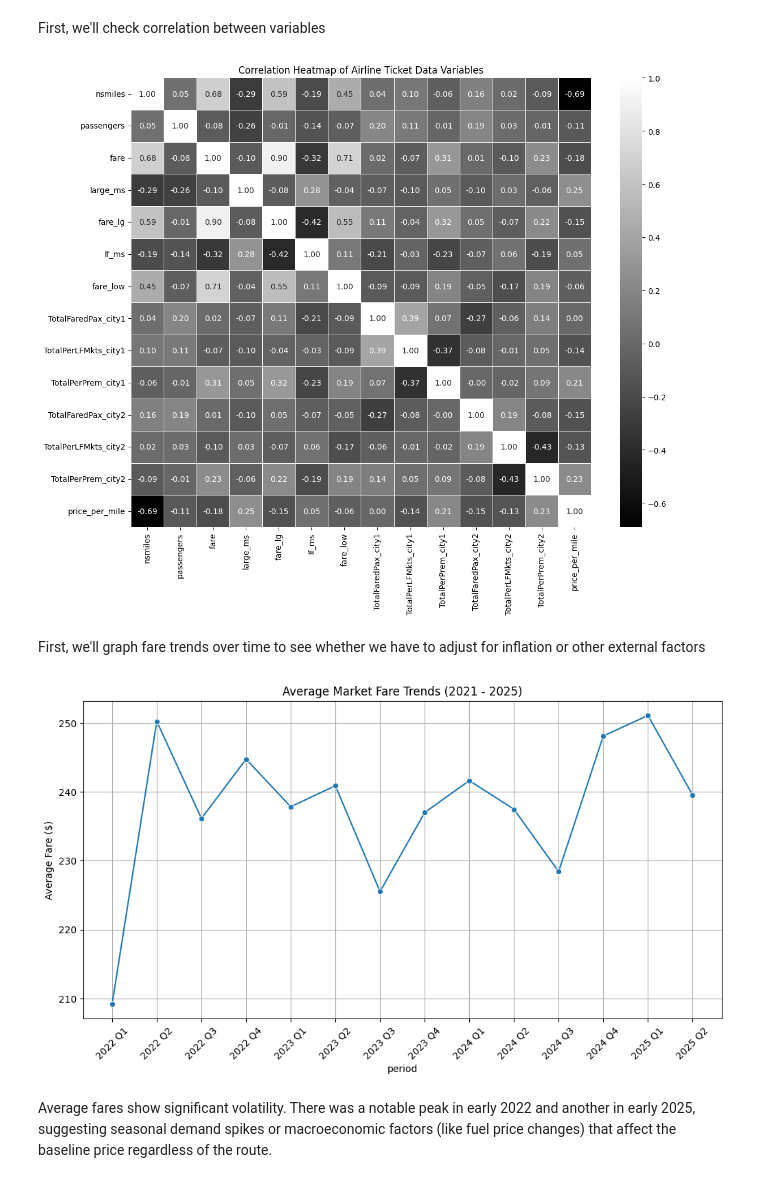
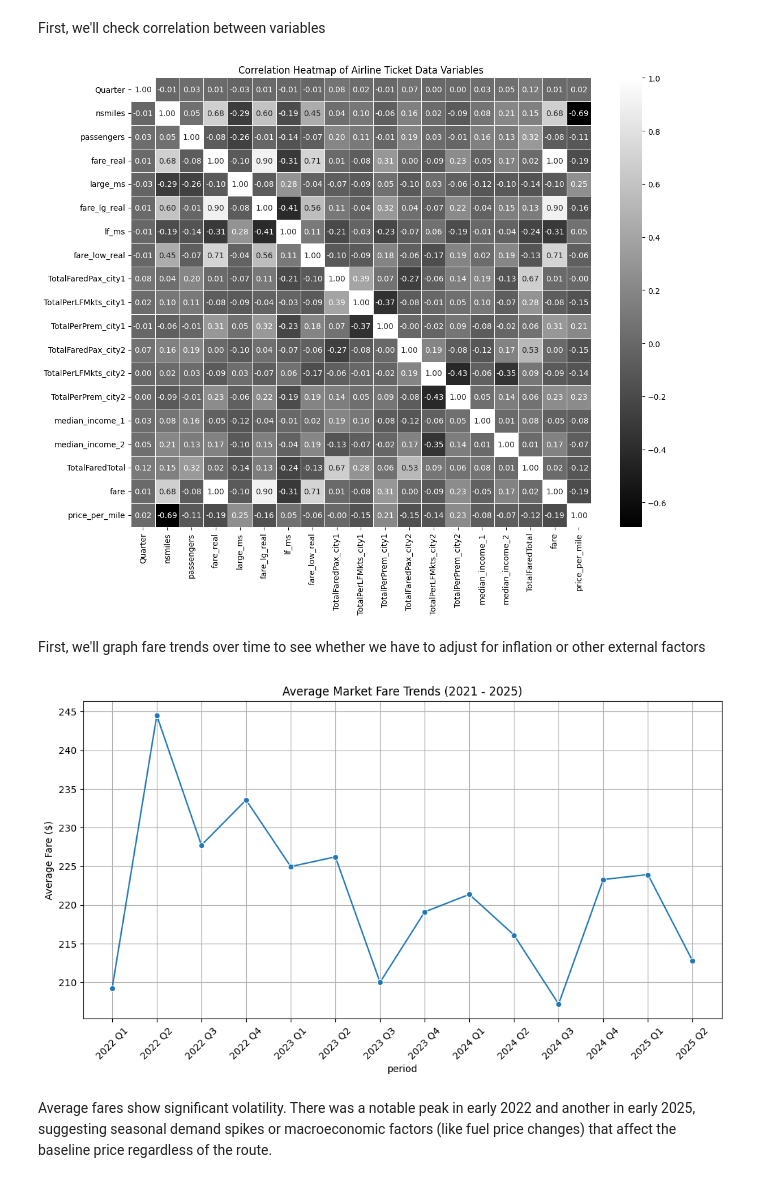
Before and after one commit to Gandalfthegloom/sdss_2026, a Jupyter notebook: scripts/01_EDA.ipynb, the cells around one changed output. Saved outputs shown, nothing was run; the diff lists cells and outputs as text; code cells hidden in the pictures.

```diff
--- a/scripts/01_EDA.ipynb
+++ b/scripts/01_EDA.ipynb
@@ -6,9 +6,10 @@ import matplotlib.pyplot as plt
 import seaborn as sns
 # %%
 # Load the dataset
-df = pd.read_excel('../Data/Raw/airline_ticket_dataset.xlsx')
+df = pd.read_csv('../Data/Processed/model_ready_airline_fares.csv')
 
 # Calculate Price per mile
+df["fare"] = df["fare_real"] # To resolve variable  name conflicts
 df['price_per_mile'] = df['fare'] / df['nsmiles']
 
 
@@ -61,23 +51,23 @@ sns.heatmap(corr_matrix, annot=True, fmt=".2f", cmap='gray', linewidths=0.5)
 plt.title('Correlation Heatmap of Airline Ticket Data Variables')
 plt.tight_layout()
 # %% [output]
-[figure, old version]
+[figure, new version]
 # %% [markdown]
 First, we'll graph fare trends over time to see whether we have to adjust for inflation or other external factors
 # %%
 # Fare trends over time (Year/Quarter)
-df['period'] = df['Year'].astype(str) + ' Q' + df['quarter'].astype(str)
+df['period'] = df['Year'].astype(str) + ' Q' + df['Quarter'].astype(str)
 fare_trends = df.groupby('period')['fare'].mean().reset_index()
 
 plt.figure(figsize=(12, 6))
 sns.lineplot(data=fare_trends, x='period', y='fare', marker='o')
 plt.title('Average Market Fare Trends (2021 - 2025)')
 plt.xticks(rotation=45)
 plt.ylabel('Average Fare ($)')
 plt.grid(True)
-plt.savefig('../Data/docs/image/fare_trends_over_time.png')
+plt.savefig('../Data/docs/images/fare_trends_over_time.png')
 # %% [output]
-[figure, old version]
+[figure, new version]
 # %% [markdown]
 Average fares show significant volatility. There was a notable peak in early 2022 and another in early 2025, suggesting seasonal demand spikes or macroeconomic factors (like fuel price changes) that affect the baseline price regardless of the route.
 # %% [markdown]
```
Also changed, not shown: parts of 4 cells of this notebook, 5 other files.
